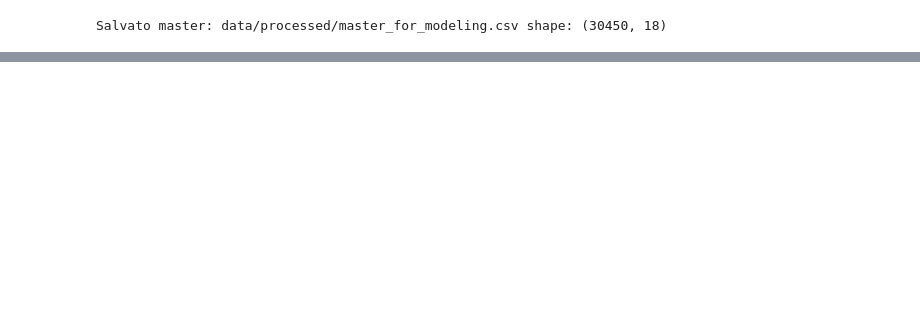
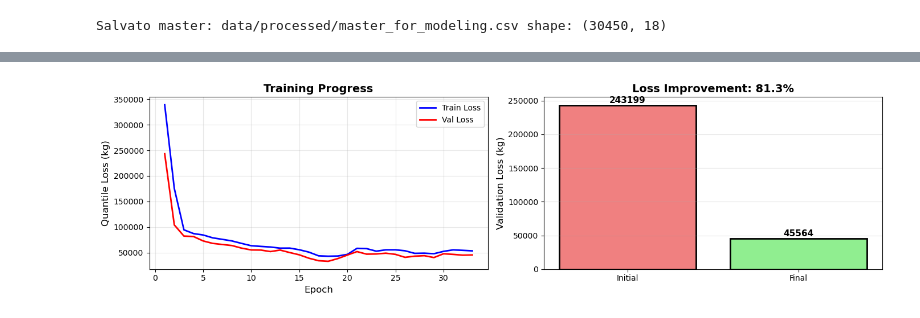
Before and after one commit to marcopros/modernml-deeplearning, a Jupyter notebook: notebook.ipynb, the cells around one changed output, grey strips where cells are left out. Saved outputs shown, nothing was run; the diff lists cells and outputs as text; code cells hidden in the pictures; blank space fills up the shorter version.

Commit message:
LSTM model

```diff
--- a/notebook.ipynb
+++ b/notebook.ipynb
@@ -595,3 +602,13 @@ master.to_csv(master_path, index=False)
 print('Salvato master:', master_path, 'shape:', master.shape)
 # %% [output]
 Salvato master: data/processed/master_for_modeling.csv shape: (30450, 18)
+# %%
+import pandas as pd
+import numpy as np
+from sklearn.preprocessing import StandardScaler
+import torch
+from torch.utils.data import Dataset, DataLoader
+
+# ===== CARICA MASTER_FOR_MODELING =====
+df_master = pd.read_csv('data/processed/master_for_modeling.csv')
+df_receivals = pd.read_csv('data/processed/receivals_cleaned.csv')
@@ -597,0 +1156,82 @@ Salvato master: data/processed/master_for_modeling.csv shape: (30450, 18)
+# %%
+# ===== VISUALIZZAZIONE TRAINING =====
+print("\n" + "="*80)
+print("TRAINING PROGRESS & INTERPRETATION")
+print("="*80)
+
+# Plot training history
+if len(history['train_loss']) > 0:
+    fig, axes = plt.subplots(1, 2, figsize=(14, 4))
+
+    # Loss plot
+    epochs = range(1, len(history['train_loss']) + 1)
+    axes[0].plot(epochs, history['train_loss'], 'b-', label='Train Loss', linewidth=2)
+    axes[0].plot(epochs, history['val_loss'], 'r-', label='Val Loss', linewidth=2)
+    axes[0].set_xlabel('Epoch', fontsize=12)
+    axes[0].set_ylabel('Quantile Loss (kg)', fontsize=12)
+    axes[0].set_title('Training Progress', fontsize=14, fontweight='bold')
+    axes[0].legend()
+    axes[0].grid(True, alpha=0.3)
+
+    # Loss improvement percentage
+    if len(history['val_loss']) > 1:
+        initial_loss = history['val_loss'][0]
+        final_loss = history['val_loss'][-1]
+        improvement = ((initial_loss - final_loss) / initial_loss) * 100
+
+        axes[1].bar(['Initial', 'Final'], [initial_loss, final_loss],
+                    color=['lightcoral', 'lightgreen'], edgecolor='black', linewidth=2)
+        axes[1].set_ylabel('Validation Loss (kg)', fontsize=12)
+        axes[1].set_title(f'Loss Improvement: {improvement:.1f}%',
+                         fontsize=14, fontweight='bold')
+        axes[1].grid(True, alpha=0.3, axis='y')
+
+        # Aggiungi valori sulle barre
+        for i, v in enumerate([initial_loss, final_loss]):
+            axes[1].text(i, v + 500, f'{v:.0f}', ha='center', va='bottom',
+                        fontweight='bold', fontsize=11)
+
+    plt.tight_layout()
+    plt.show()
+
+    # Interpretazione testuale
+    print("\n📊 INTERPRETAZIONE DEI RISULTATI:")
+    print("-" * 80)
+    if len(history['val_loss']) > 1:
+        initial = history['val_loss'][0]
+        final = history['val_loss'][-1]
+        best = min(history['val_loss'])
+
+        print(f"Loss iniziale:       {initial:>10.0f} kg")
+        print(f"Loss finale:         {final:>10.0f} kg")
+        print(f"Best loss:           {best:>10.0f} kg")
+        print(f"Miglioramento:       {improvement:>10.1f}%")
+
+        if improvement > 50:
+            print("\n✅ ECCELLENTE! Il modello ha imparato molto bene.")
+        elif improvement > 30:
+            print("\n✅ BUONO! Il modello sta convergendo correttamente.")
+        elif improvement > 10:
+            print("\n⚠️  DISCRETO. Potrebbe servire più training o feature engineering.")
+        else:
+            print("\n❌ PROBLEMA! Il modello non sta imparando abbastanza.")
+
+        # Calcola metriche finali
+        print("\n📈 METRICHE FINALI:")
+        final_metrics = calculate_metrics(model, val_loader, device)
+        for k, v in final_metrics.items():
+            print(f"  {k:20s}: {v:>12.2f}")
+
+        # Valuta se è conservativo (desiderabile per questo task)
+        under_pct = final_metrics['Underestimation %']
+        if under_pct > 60:
+            print(f"\n✅ Modello CONSERVATIVO ({under_pct:.1f}% underestimation) - OTTIMO per il task!")
+        elif under_pct > 40:
+            print(f"\n⚠️  Modello BILANCIATO ({under_pct:.1f}% underestimation)")
+        else:
+            print(f"\n❌ Modello TROPPO OTTIMISTICO ({under_pct:.1f}% underestimation) - RISCHIO per smelting!")
+
+    print("="*80)
+else:
+    print("❌ Nessun dato di training disponibile per la visualizzazione")
+# %% [output]
@@ -597,0 +1241 @@ Salvato master: data/processed/master_for_modeling.csv shape: (30450, 18)
+[figure, added]
```
Also changed, not shown: parts of 14 cells of this notebook, 9 other files.
